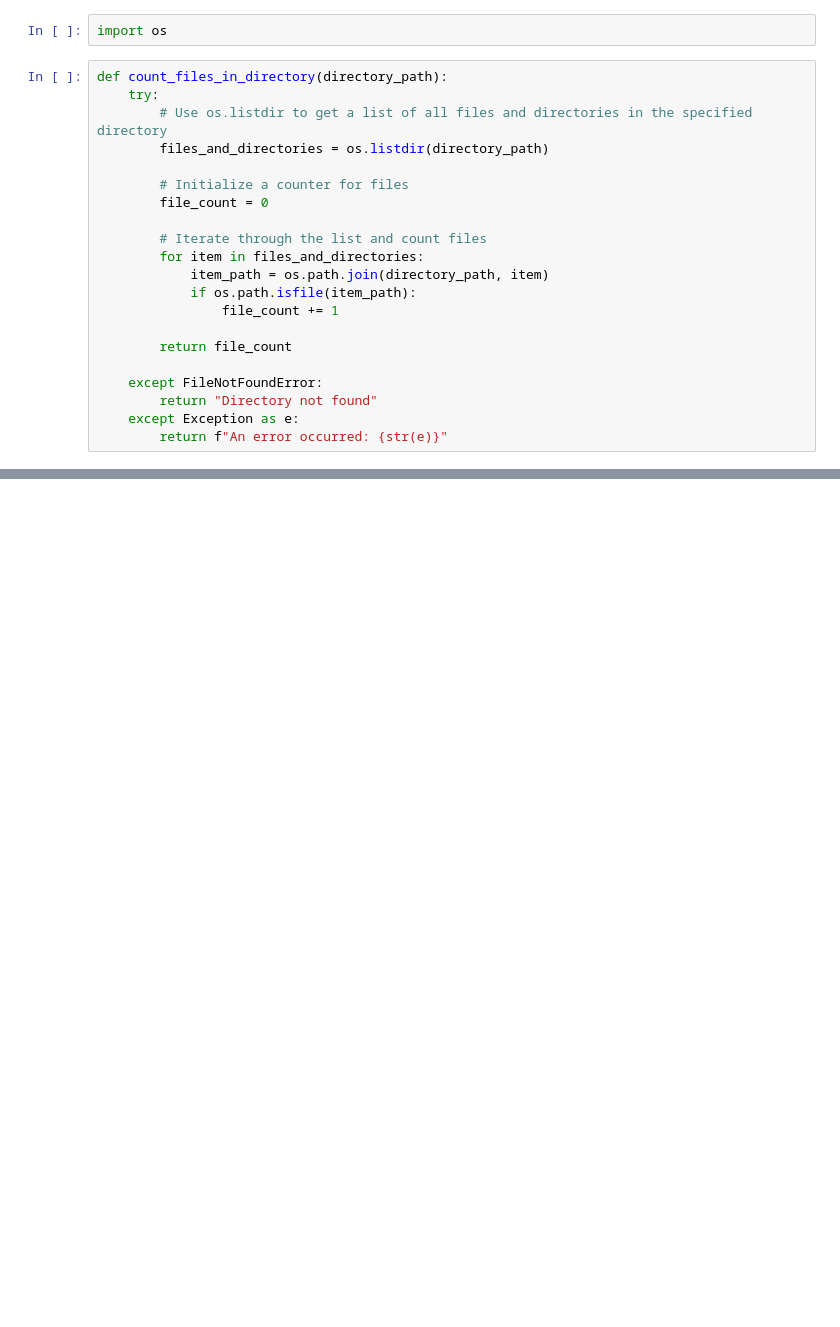
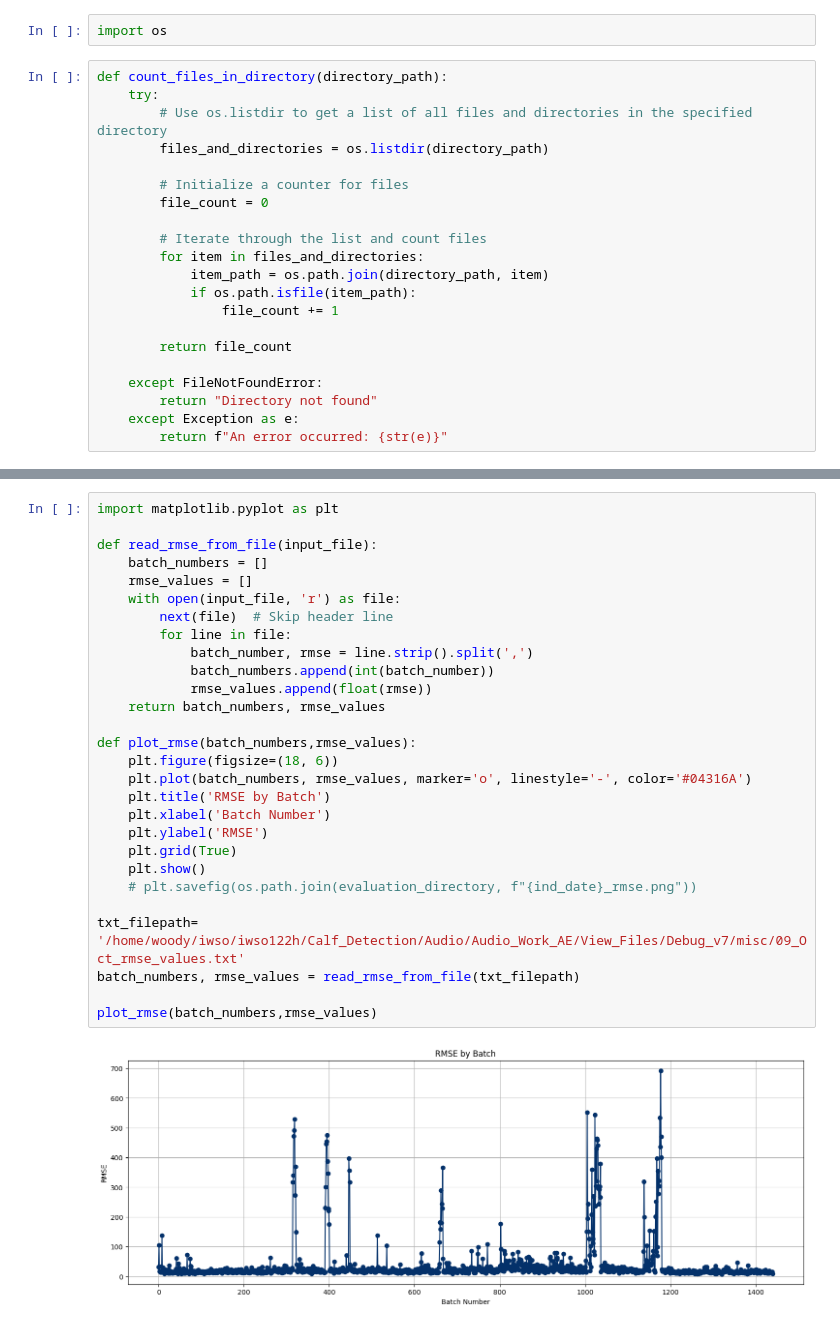
Before and after one commit to PG-9-9/Calf, a Jupyter notebook: Audio/Audio_Work_AE/helpers/number_of_files.ipynb, the cells around one changed output, grey strips where cells are left out. Cells and saved outputs as stored; diff of their text form; blank space fills up the shorter version.

Commit message:
Added Graphs

```diff
--- a/Audio/Audio_Work_AE/helpers/number_of_files.ipynb
+++ b/Audio/Audio_Work_AE/helpers/number_of_files.ipynb
@@ -93,0 +254,30 @@ output_2023-10-26_01-19-37.wav
+# %%
+import matplotlib.pyplot as plt
+
+def read_rmse_from_file(input_file):
+    batch_numbers = []
+    rmse_values = []
+    with open(input_file, 'r') as file:
+        next(file)  # Skip header line
+        for line in file:
+            batch_number, rmse = line.strip().split(',')
+            batch_numbers.append(int(batch_number))
+            rmse_values.append(float(rmse))
+    return batch_numbers, rmse_values
+
+def plot_rmse(batch_numbers,rmse_values):
+    plt.figure(figsize=(18, 6))
+    plt.plot(batch_numbers, rmse_values, marker='o', linestyle='-', color='#04316A')
+    plt.title('RMSE by Batch')
+    plt.xlabel('Batch Number')
+    plt.ylabel('RMSE')
+    plt.grid(True)
+    plt.show()
+    # plt.savefig(os.path.join(evaluation_directory, f"{ind_date}_rmse.png"))
+
+txt_filepath= '/home/woody/iwso/iwso122h/Calf_Detection/Audio/Audio_Work_AE/View_Files/Debug_v7/misc/09_Oct_rmse_values.txt'
+batch_numbers, rmse_values = read_rmse_from_file(txt_filepath)
+
+plot_rmse(batch_numbers,rmse_values)
+# %% [output]
+[figure, added]
```
Also changed, not shown: parts of 11 cells of this notebook, 2 other files.
